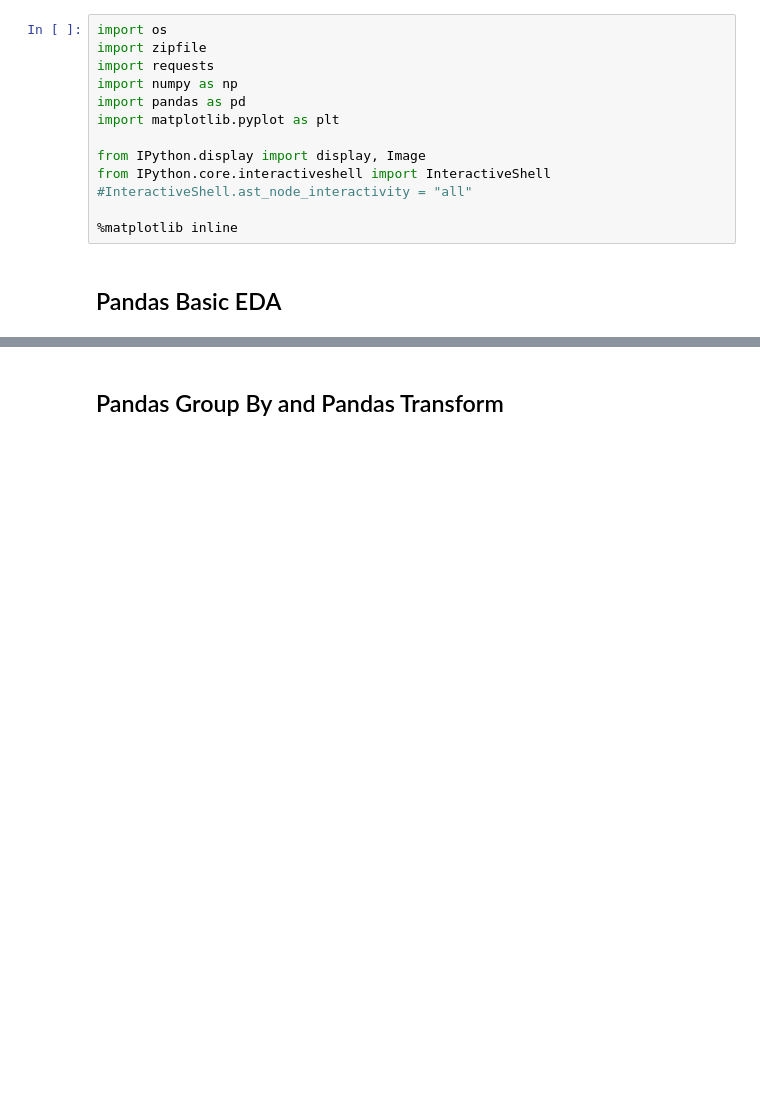
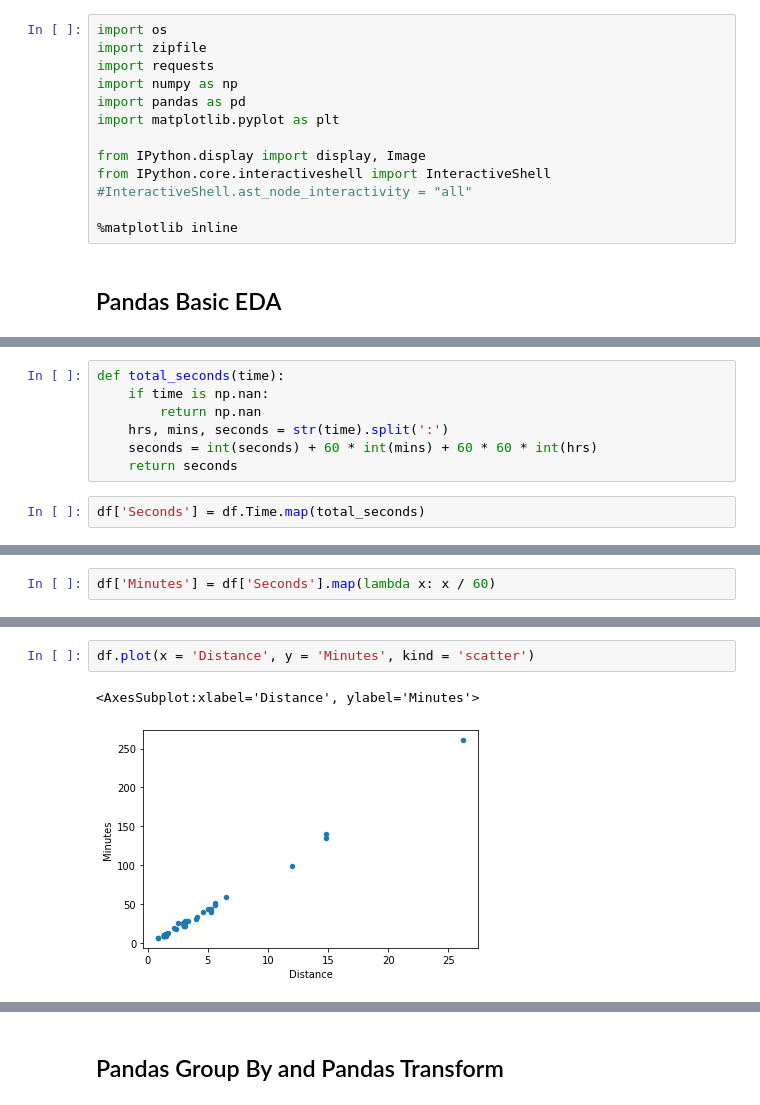
Before and after one commit to rsouza/Python_Course, a Jupyter notebook: Notebooks/17_Pandas_EDAa.ipynb, the cells around one changed output, grey strips where cells are left out. Drawn from its saved outputs; the diff is of its cells as text; blank space fills up the shorter version.

```diff
--- a/Notebooks/17_Pandas_EDAa.ipynb
+++ b/Notebooks/17_Pandas_EDAa.ipynb
@@ -19,0 +157,9 @@ from IPython.core.interactiveshell import InteractiveShell
+# %%
+def total_seconds(time):
+    if time is np.nan:
+        return np.nan
+    hrs, mins, seconds = str(time).split(':')
+    seconds = int(seconds) + 60 * int(mins) + 60 * 60 * int(hrs)
+    return seconds
+# %%
+df['Seconds'] = df.Time.map(total_seconds)
@@ -19,0 +218,2 @@ from IPython.core.interactiveshell import InteractiveShell
+# %%
+df['Minutes'] = df['Seconds'].map(lambda x: x / 60)
@@ -19,0 +232,5 @@ from IPython.core.interactiveshell import InteractiveShell
+# %%
+df.plot(x = 'Distance', y = 'Minutes', kind = 'scatter')
+# %% [output]
+<AxesSubplot:xlabel='Distance', ylabel='Minutes'>
+[figure, added]
```
Also changed, not shown: parts of 54 cells of this notebook, 4 other files.
